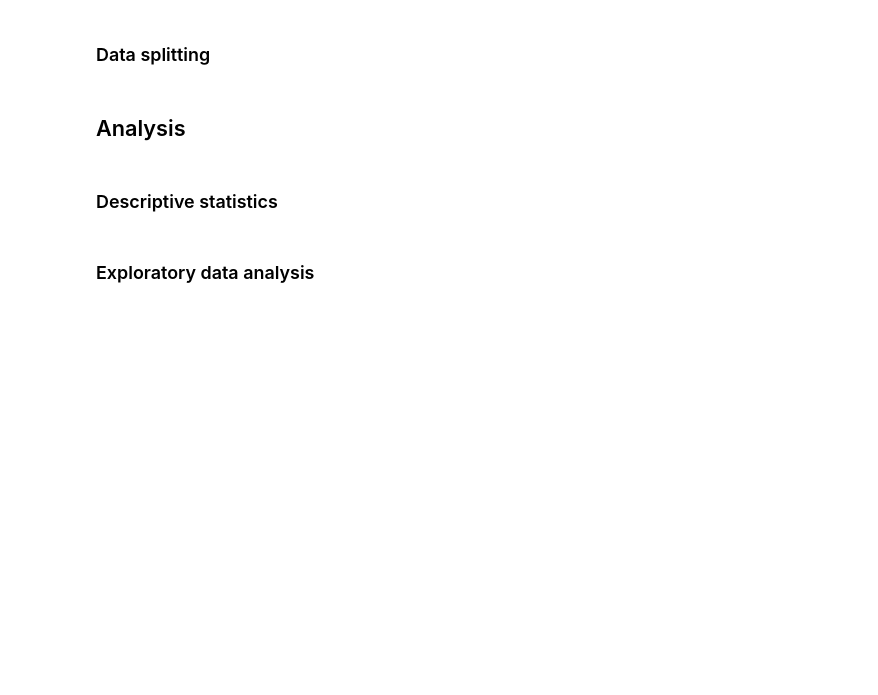
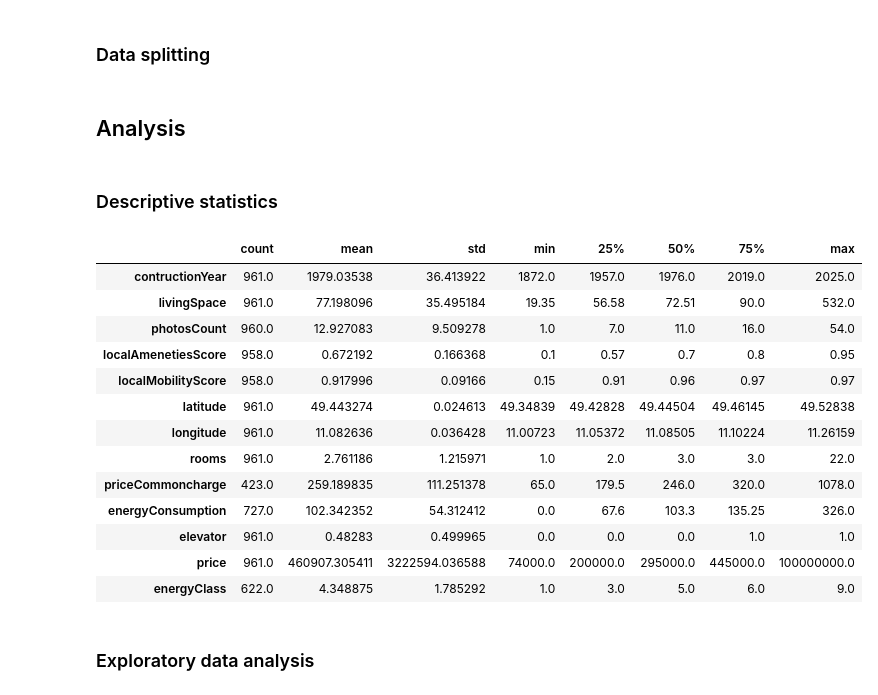
Before and after one commit to hdm-statistik-lpj/project, a Jupyter notebook: notebooks/draft-analysis.ipynb, the cells around one changed output. Drawn from its saved outputs; the diff is of its cells as text; code cells hidden in the pictures; blank space fills up the shorter version.

```diff
--- a/notebooks/draft-analysis.ipynb
+++ b/notebooks/draft-analysis.ipynb
@@ -108,7 +108,6 @@ equipments = {
     "teilweise möbliert, neuwertig": 4,
     "möbliert, neuwertig": 5
 }
-df_correct["equipments"] = df_correct["equipments"].fillna(0).replace(equipments)
 # %%
 energyClasses = {
     "A_PLUS": 1,
@@ -126,10 +125,6 @@ df_correct["energyClass"] = df_correct["energyClass"].str \
     .replace(energyClasses)
 # %%
 df_correct["elevator"] = df_correct["elevator"].notnull().astype(int)
-# %%
-df_correct["energyClass"].fillna(value=0, inplace=True)
-df_correct["energyConsumption"].fillna(value=0, inplace=True)
-df_correct["priceCommoncharge"].fillna(value=0, inplace=True)
 # %%
 df_correct
 # %% [output]
@@ -154,5 +160,22 @@ df_correct
 ## Analysis
 # %% [markdown]
 ### Descriptive statistics
+# %%
+df_correct.describe().T
+# %% [output]
+|  | count | mean | std | min | 25% | 50% | 75% | max |
+| contructionYear | 961.0 | 1979.03538 | 36.413922 | 1872.0 | 1957.0 | 1976.0 | 2019.0 | 2025.0 |
+| livingSpace | 961.0 | 77.198096 | 35.495184 | 19.35 | 56.58 | 72.51 | 90.0 | 532.0 |
+| photosCount | 960.0 | 12.927083 | 9.509278 | 1.0 | 7.0 | 11.0 | 16.0 | 54.0 |
+| localAmenetiesScore | 958.0 | 0.672192 | 0.166368 | 0.1 | 0.57 | 0.7 | 0.8 | 0.95 |
+| localMobilityScore | 958.0 | 0.917996 | 0.09166 | 0.15 | 0.91 | 0.96 | 0.97 | 0.97 |
+| latitude | 961.0 | 49.443274 | 0.024613 | 49.34839 | 49.42828 | 49.44504 | 49.46145 | 49.52838 |
+| longitude | 961.0 | 11.082636 | 0.036428 | 11.00723 | 11.05372 | 11.08505 | 11.10224 | 11.26159 |
+| rooms | 961.0 | 2.761186 | 1.215971 | 1.0 | 2.0 | 3.0 | 3.0 | 22.0 |
+| priceCommoncharge | 423.0 | 259.189835 | 111.251378 | 65.0 | 179.5 | 246.0 | 320.0 | 1078.0 |
+| energyConsumption | 727.0 | 102.342352 | 54.312412 | 0.0 | 67.6 | 103.3 | 135.25 | 326.0 |
+| elevator | 961.0 | 0.48283 | 0.499965 | 0.0 | 0.0 | 0.0 | 1.0 | 1.0 |
+| price | 961.0 | 460907.305411 | 3222594.036588 | 74000.0 | 200000.0 | 295000.0 | 445000.0 | 100000000.0 |
+| energyClass | 622.0 | 4.348875 | 1.785292 | 1.0 | 3.0 | 5.0 | 6.0 | 9.0 |
 # %% [markdown]
 ### Exploratory data analysis
```
Also changed, not shown: parts of 3 cells of this notebook.
